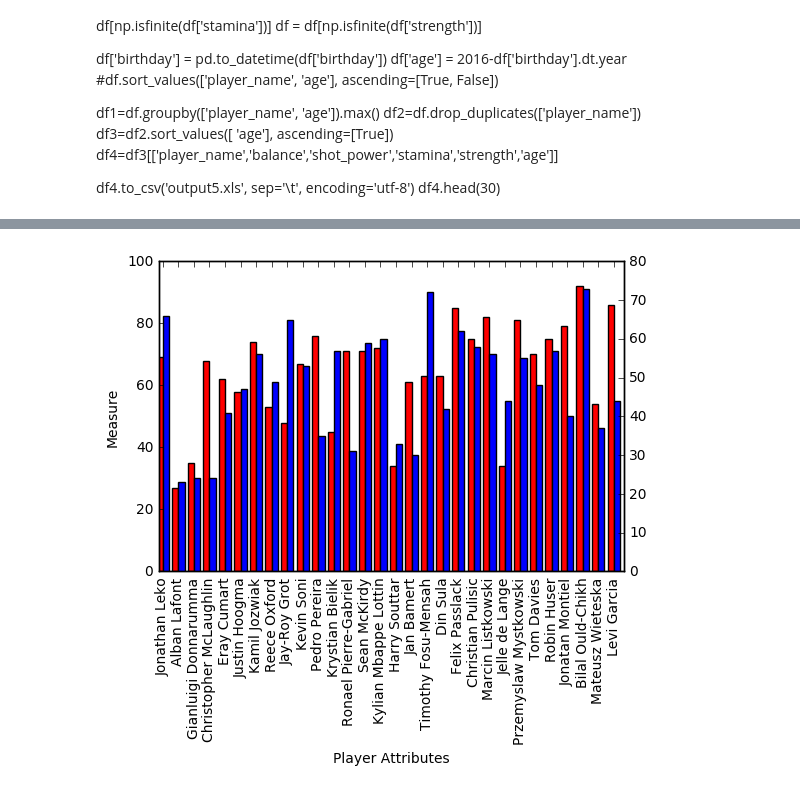
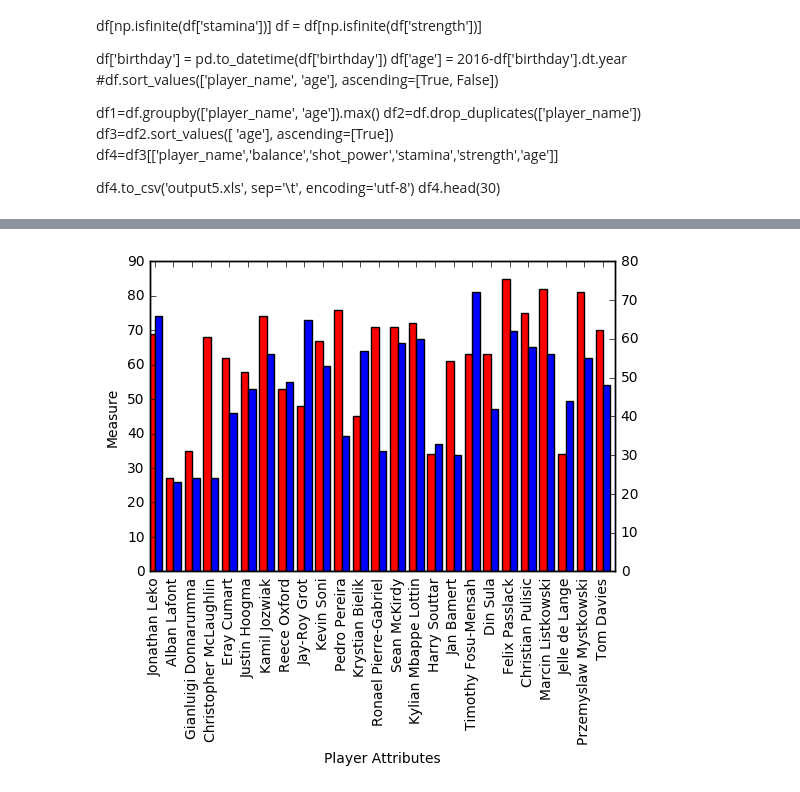
Before and after one commit to Pragya1025/Python4DataAnalysis, a Jupyter notebook: EuropeanSoccerDatabase/Analysis/Analysis5.ipynb, the cells around one changed output, grey strips where cells are left out. Cells and saved outputs as stored; diff of their text form; code cells hidden in the pictures.

```diff
--- a/EuropeanSoccerDatabase/Analysis/Analysis5.ipynb
+++ b/EuropeanSoccerDatabase/Analysis/Analysis5.ipynb
@@ -61,4 +61,5 @@ df2=df.drop_duplicates(['player_name'])
 df3=df2.sort_values([ 'age'], ascending=[True])
 df4=df3[['player_name','balance','shot_power','stamina','strength','age']]
 df4.to_csv('output5.xls', sep='\t', encoding='utf-8')
-l=df4.head(30)
+l=df4.head(25)
+l
@@ -124,21 +84,19 @@ plt.show()
 # %%
 import matplotlib.pyplot as plt
 
 
 fig = plt.figure() # Create matplotlib figure
 ax = fig.add_subplot(111) # Create matplotlib axes
 ax2 = ax.twinx() # Create another axes that shares the same x-axis as ax.
 
 width = 0.4
 
 l['balance'].plot(kind='bar', color='red', ax=ax, width=width, position=1)
 l['shot_power'].plot(kind='bar', color='blue', ax=ax2, width=width, position=0)
-plt.legend((p1[0], p2[0]), ('Men', 'Women'))
 ax.set_ylabel('Measure')
-
 ax.set_xlabel('Player Attributes')
 ax.set_xticklabels(df4['player_name'] )
 
 plt.show()
 # %% [output]
-[figure, old version]
+[figure, new version]
```
Also changed, not shown: parts of 5 cells of this notebook, 1 other file.
